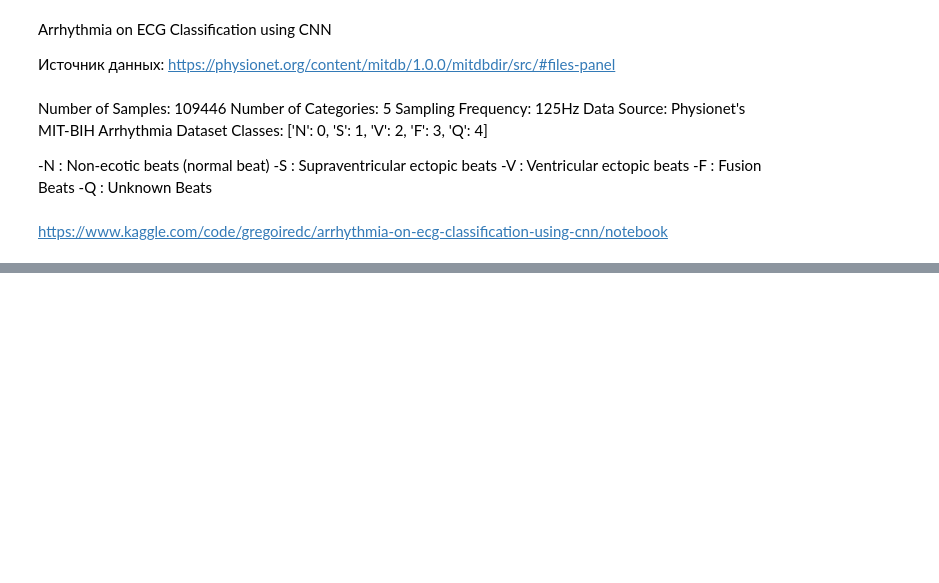
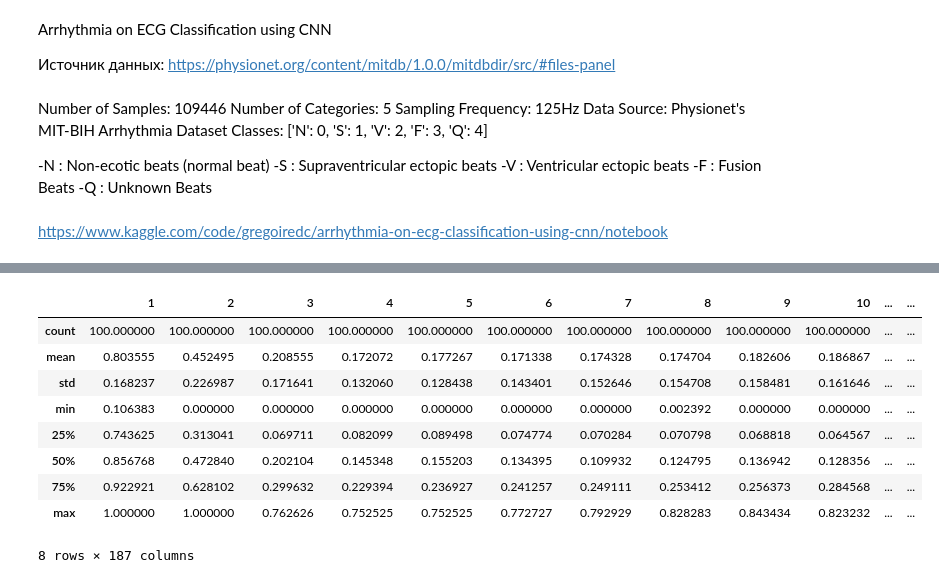
Before and after one commit to TAUforPython/machinelearning, a Jupyter notebook: NN_arrhythmia_ECG_classification.ipynb, the cells around one changed output, grey strips where cells are left out. Saved outputs shown, nothing was run; the diff lists cells and outputs as text; code cells hidden in the pictures; blank space fills up the shorter version.

```diff
--- a/NN_arrhythmia_ECG_classification.ipynb
+++ b/NN_arrhythmia_ECG_classification.ipynb
@@ -58,0 +92,13 @@ df = pd.read_csv('/content/drive/MyDrive/dataset/iris.csv')
+# %%
+train_df.describe()
+# %% [output]
+|  | 1 | 2 | 3 | 4 | 5 | 6 | 7 | 8 | 9 | 10 | ... | ... |
+| count | 100.000000 | 100.000000 | 100.000000 | 100.000000 | 100.000000 | 100.000000 | 100.000000 | 100.000000 | 100.000000 | 100.000000 | ... | ... |
+| mean | 0.803555 | 0.452495 | 0.208555 | 0.172072 | 0.177267 | 0.171338 | 0.174328 | 0.174704 | 0.182606 | 0.186867 | ... | ... |
+| std | 0.168237 | 0.226987 | 0.171641 | 0.132060 | 0.128438 | 0.143401 | 0.152646 | 0.154708 | 0.158481 | 0.161646 | ... | ... |
+| min | 0.106383 | 0.000000 | 0.000000 | 0.000000 | 0.000000 | 0.000000 | 0.000000 | 0.002392 | 0.000000 | 0.000000 | ... | ... |
+| 25% | 0.743625 | 0.313041 | 0.069711 | 0.082099 | 0.089498 | 0.074774 | 0.070284 | 0.070798 | 0.068818 | 0.064567 | ... | ... |
+| 50% | 0.856768 | 0.472840 | 0.202104 | 0.145348 | 0.155203 | 0.134395 | 0.109932 | 0.124795 | 0.136942 | 0.128356 | ... | ... |
+| 75% | 0.922921 | 0.628102 | 0.299632 | 0.229394 | 0.236927 | 0.241257 | 0.249111 | 0.253412 | 0.256373 | 0.284568 | ... | ... |
+| max | 1.000000 | 1.000000 | 0.762626 | 0.752525 | 0.752525 | 0.772727 | 0.792929 | 0.828283 | 0.843434 | 0.823232 | ... | ... |
+8 rows × 187 columns
```
Also changed, not shown: parts of 30 cells of this notebook.
